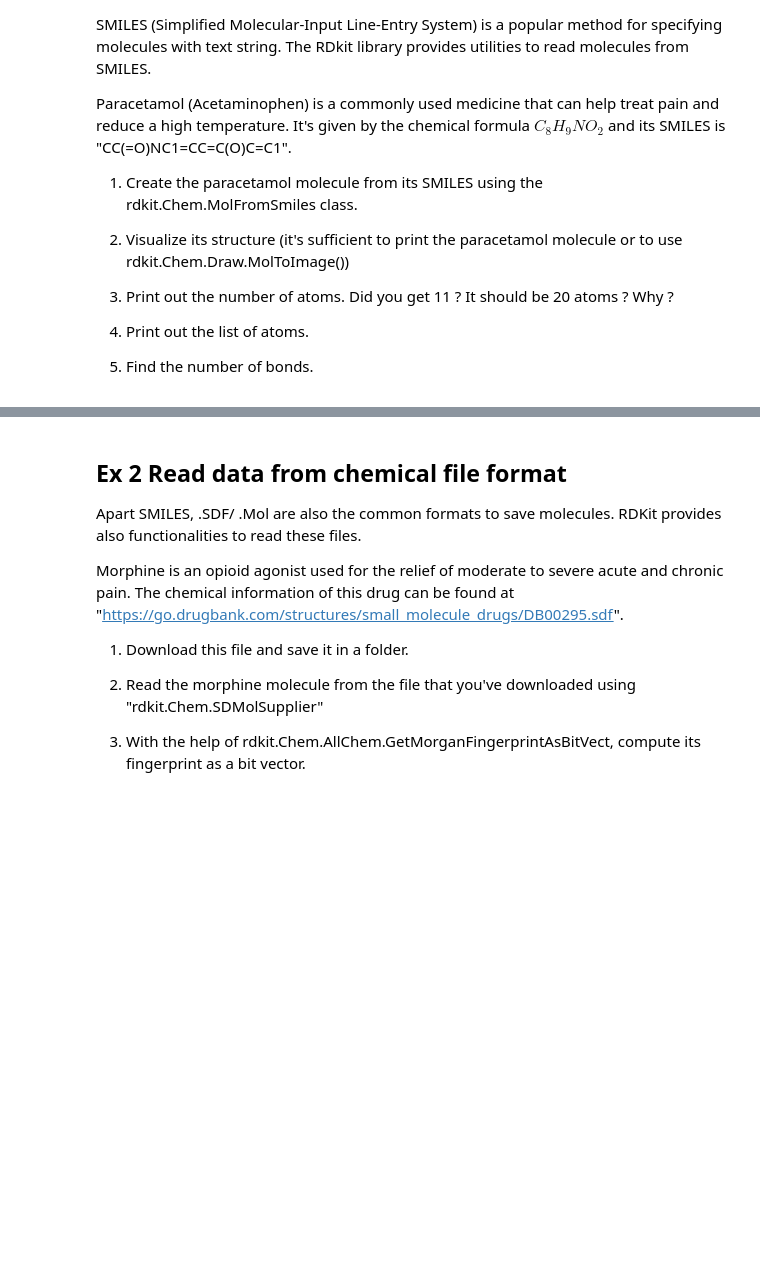
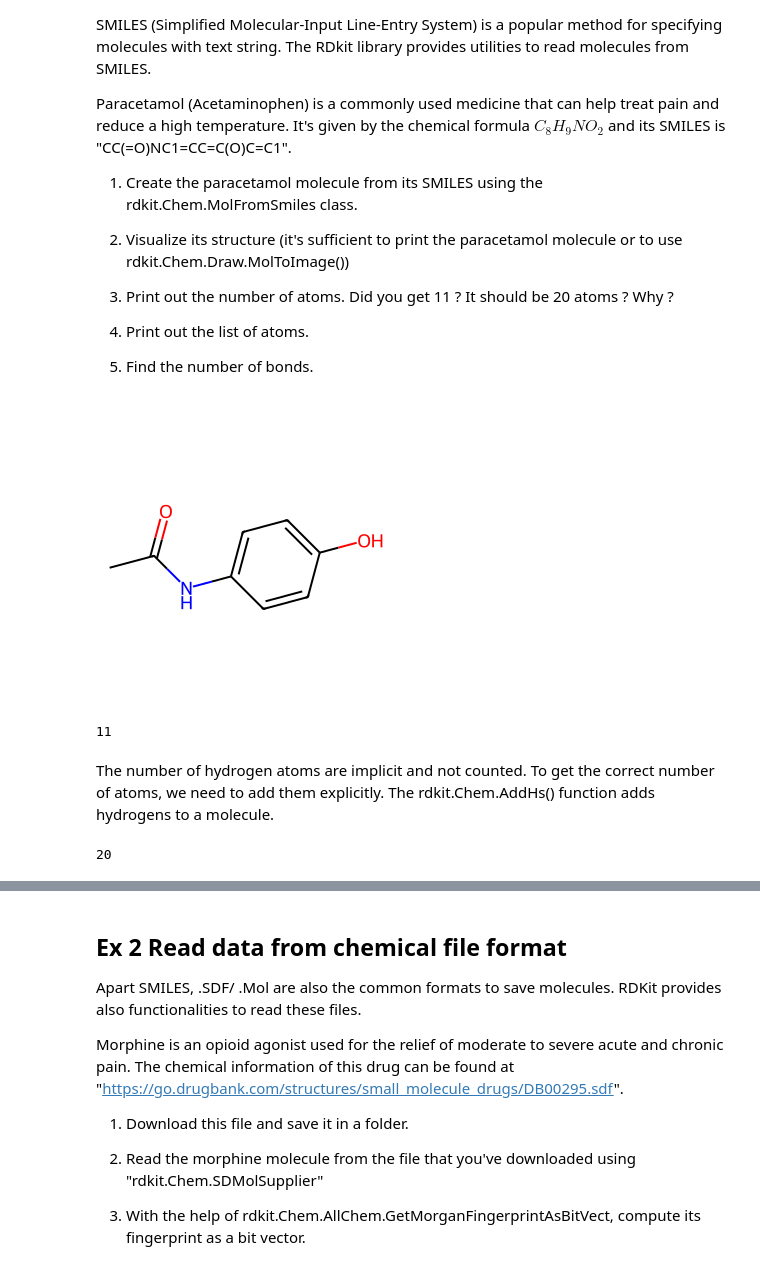
Before and after one commit to Coartix/ML-BIO, a Jupyter notebook: 2.ML_Molecules/ 1.molecules_representations_etudiants.ipynb, the cells around one changed output, grey strips where cells are left out. Drawn from its saved outputs; the diff is of its cells as text; code cells hidden in the pictures; blank space fills up the shorter version.

Commit message:
Start TP molecules

```diff
--- a/2.ML_Molecules/ 1.molecules_representations_etudiants.ipynb
+++ b/2.ML_Molecules/ 1.molecules_representations_etudiants.ipynb
@@ -24,3 +36,27 @@ Paracetamol (Acetaminophen) is a commonly used medicine that can help treat pain
 
 
 5. Find the number of bonds.
+# %%
+paracetamol_smiles = "CC(=O)NC1=CC=C(O)C=C1"
+
+# 1. Create the paracetamol molecule from its SMILES using the rdkit.Chem.MolFromSmiles class.
+
+paracetamol_molecule = rdkit.Chem.MolFromSmiles(paracetamol_smiles)
+# %%
+# 2. Visualize its structure (it's sufficient to print the paracetamol molecule or to use rdkit.Chem.Draw.MolToImage())
+
+rdkit.Chem.Draw.MolToImage(paracetamol_molecule)
+# %% [output]
+[figure, added]
+# %%
+# 3. Print out the number of atoms. Did you get 11 ? It should be 20 atoms ? Why ?
+
+print(paracetamol_molecule.GetNumAtoms())
+# %% [output]
+11
+# %% [markdown]
+The number of hydrogen atoms are implicit and not counted. To get the correct number of atoms, we need to add them explicitly. The rdkit.Chem.AddHs() function adds hydrogens to a molecule.
+# %%
+print(rdkit.Chem.AddHs(paracetamol_molecule).GetNumAtoms())
+# %% [output]
+20
```
Also changed, not shown: parts of 12 cells of this notebook, 1 other file.
